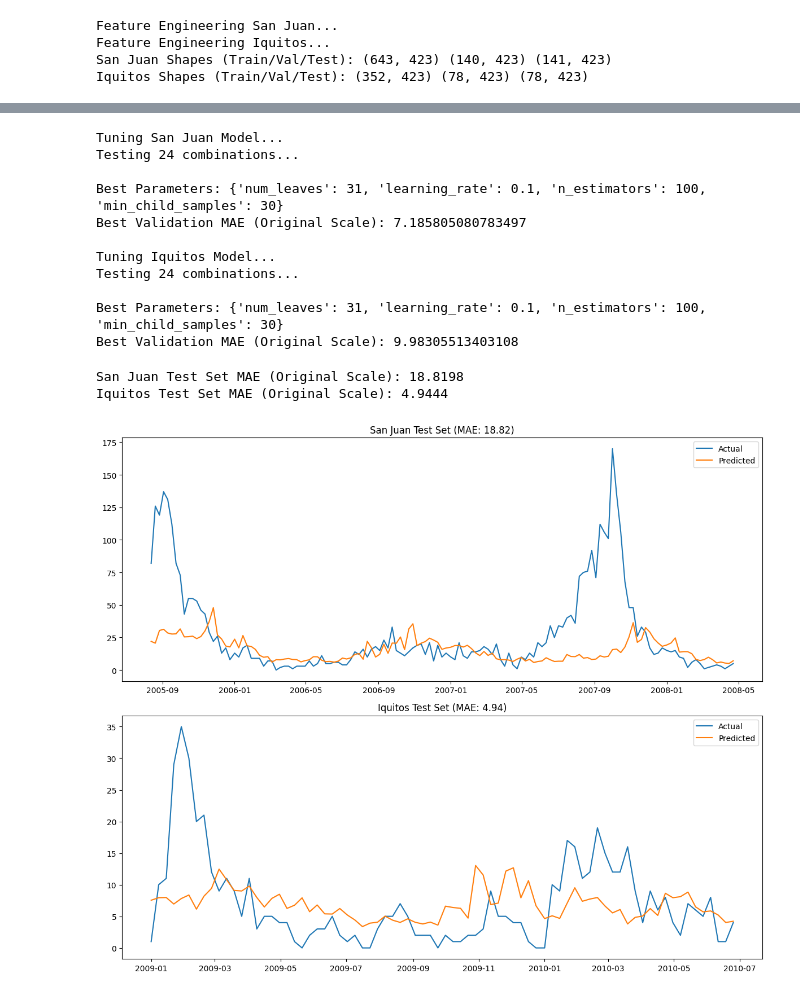
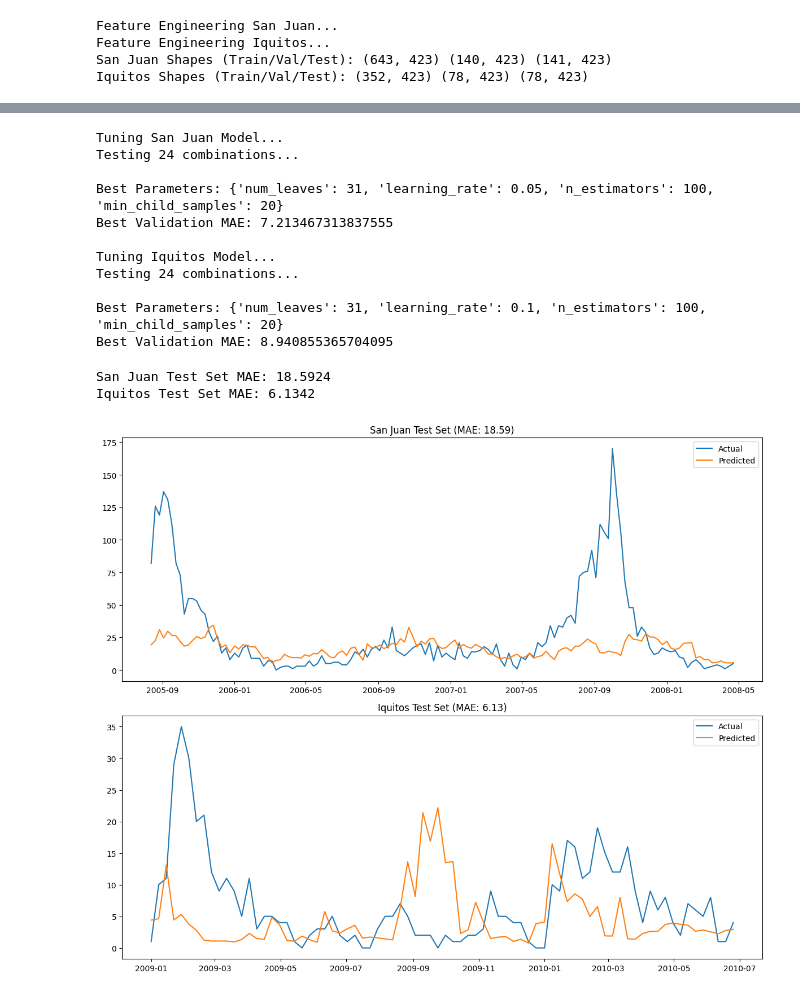
Before and after one commit to Tanalpoguz/term_project, a Jupyter notebook: code/ligthgbm.ipynb, the cells around one changed output, grey strips where cells are left out. Cells and saved outputs as stored; diff of their text form; code cells hidden in the pictures.

```diff
--- a/code/ligthgbm.ipynb
+++ b/code/ligthgbm.ipynb
@@ -114,7 +121,7 @@ Iquitos Preprocessed Shape: (520, 23)
 # %%
 # SPLIT DATA (TRAIN / VAL / TEST)
 
-def split_time_series(df, train_ratio=0.7, val_ratio=0.15):
+def split_time_series(df, train_ratio=TRAIN_SPLIT_PER, val_ratio=VAL_SPLIT_PER):
     """
     Splits time series data into Train, Validation, and Test sets.
     """
@@ -402,7 +438,6 @@ Iquitos Validation MAE (Original Scale): 10.1438
 def tune_lgbm_manual(X_train, y_train, X_val, y_val):
     """
     Performs Manual Grid Search using fixed Train/Val split.
-    Note: y_train and y_val are expected to be log-transformed.
     """
     from itertools import product
 
@@ -420,7 +455,7 @@ def tune_lgbm_manual(X_train, y_train, X_val, y_val):
         # Add fixed params
         current_params = params.copy()
         current_params.update({
-            'objective': 'regression',
+            'objective': 'poisson',
             'metric': 'mae',
             'random_state': 42,
             'verbosity': -1,
@@ -436,18 +471,9 @@ def tune_lgbm_manual(X_train, y_train, X_val, y_val):
                   eval_metric='mae',
                   callbacks=callbacks)
 
-        # Predict (Log scale)
-        preds_log = model.predict(X_val)
-
-        # Inverse Transform
-        preds = np.expm1(preds_log)
+        preds = model.predict(X_val)
         preds = np.maximum(preds, 0)
-
-        # Inverse Transform y_val
-        y_val_orig = np.expm1(y_val)
-
-        # Calculate MAE on Original Scale
-        mae = mean_absolute_error(y_val_orig, preds)
+        mae = mean_absolute_error(y_val, preds)
 
         if mae < best_mae:
             best_mae = mae
@@ -456,7 +482,7 @@ def tune_lgbm_manual(X_train, y_train, X_val, y_val):
             # print(f"New Best MAE: {best_mae:.4f} with {params}")
 
     print("\nBest Parameters:", best_params)
-    print("Best Validation MAE (Original Scale):", best_mae)
+    print("Best Validation MAE:", best_mae)
 
     return best_model, best_params
 
@@ -471,56 +497,50 @@ best_model_iq, best_params_iq = tune_lgbm_manual(X_train_iq, y_train_iq, X_val_i
 Tuning San Juan Model...
 Testing 24 combinations...
 
-Best Parameters: {'num_leaves': 31, 'learning_rate': 0.1, 'n_estimators': 100, 'min_child_samples': 30}
-Best Validation MAE (Original Scale): 7.185805080783497
+Best Parameters: {'num_leaves': 31, 'learning_rate': 0.05, 'n_estimators': 100, 'min_child_samples': 20}
+Best Validation MAE: 7.213467313837555
 
 Tuning Iquitos Model...
 Testing 24 combinations...
 
-Best Parameters: {'num_leaves': 31, 'learning_rate': 0.1, 'n_estimators': 100, 'min_child_samples': 30}
-Best Validation MAE (Original Scale): 9.98305513403108
+Best Parameters: {'num_leaves': 31, 'learning_rate': 0.1, 'n_estimators': 100, 'min_child_samples': 20}
+Best Validation MAE: 8.940855365704095
 # %%
 # EVALUATION ON TEST SET (HOLDOUT)
 
 # Evaluate Tuned San Juan on Test Set
-preds_sj_test_log = best_model_sj.predict(X_test_sj)
-preds_sj_test = np.expm1(preds_sj_test_log)
+preds_sj_test = best_model_sj.predict(X_test_sj)
 preds_sj_test = np.maximum(preds_sj_test, 0)
-
-y_test_sj_orig = np.expm1(y_test_sj)
-mae_sj_test = mean_absolute_error(y_test_sj_orig, preds_sj_test)
-print(f"San Juan Test Set MAE (Original Scale): {mae_sj_test:.4f}")
+mae_sj_test = mean_absolute_error(y_test_sj, preds_sj_test)
+print(f"San Juan Test Set MAE: {mae_sj_test:.4f}")
 
 # Evaluate Tuned Iquitos on Test Set
-preds_iq_test_log = best_model_iq.predict(X_test_iq)
-preds_iq_test = np.expm1(preds_iq_test_log)
+preds_iq_test = best_model_iq.predict(X_test_iq)
 preds_iq_test = np.maximum(preds_iq_test, 0)
-
-y_test_iq_orig = np.expm1(y_test_iq)
-mae_iq_test = mean_absolute_error(y_test_iq_orig, preds_iq_test)
-print(f"Iquitos Test Set MAE (Original Scale): {mae_iq_test:.4f}")
+mae_iq_test = mean_absolute_error(y_test_iq, preds_iq_test)
+print(f"Iquitos Test Set MAE: {mae_iq_test:.4f}")
 
 # Plot Results
 fig, ax = plt.subplots(2, 1, figsize=(12, 10))
 
 # San Juan
-ax[0].plot(y_test_sj_orig.index, y_test_sj_orig, label='Actual')
-ax[0].plot(y_test_sj_orig.index, preds_sj_test, label='Predicted')
+ax[0].plot(y_test_sj.index, y_test_sj, label='Actual')
+ax[0].plot(y_test_sj.index, preds_sj_test, label='Predicted')
 ax[0].set_title(f'San Juan Test Set (MAE: {mae_sj_test:.2f})')
 ax[0].legend()
 
 # Iquitos
-ax[1].plot(y_test_iq_orig.index, y_test_iq_orig, label='Actual')
-ax[1].plot(y_test_iq_orig.index, preds_iq_test, label='Predicted')
+ax[1].plot(y_test_iq.index, y_test_iq, label='Actual')
+ax[1].plot(y_test_iq.index, preds_iq_test, label='Predicted')
 ax[1].set_title(f'Iquitos Test Set (MAE: {mae_iq_test:.2f})')
 ax[1].legend()
 
 plt.tight_layout()
 plt.show()
 # %% [output]
-San Juan Test Set MAE (Original Scale): 18.8198
-Iquitos Test Set MAE (Original Scale): 4.9444
+San Juan Test Set MAE: 18.5924
+Iquitos Test Set MAE: 6.1342
-[figure, old version]
+[figure, new version]
 # %%
 # FINAL MODEL TRAINING & SUBMISSION
 
```
Also changed, not shown: parts of 5 cells of this notebook.
